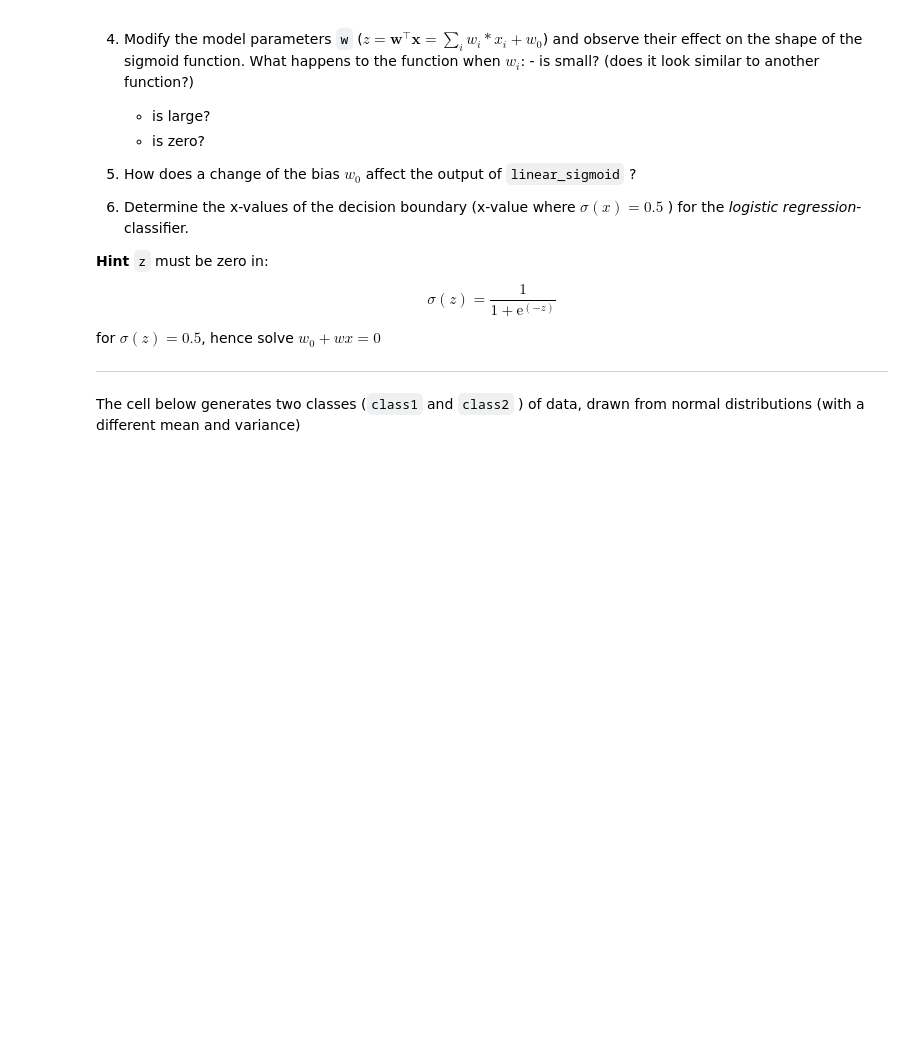
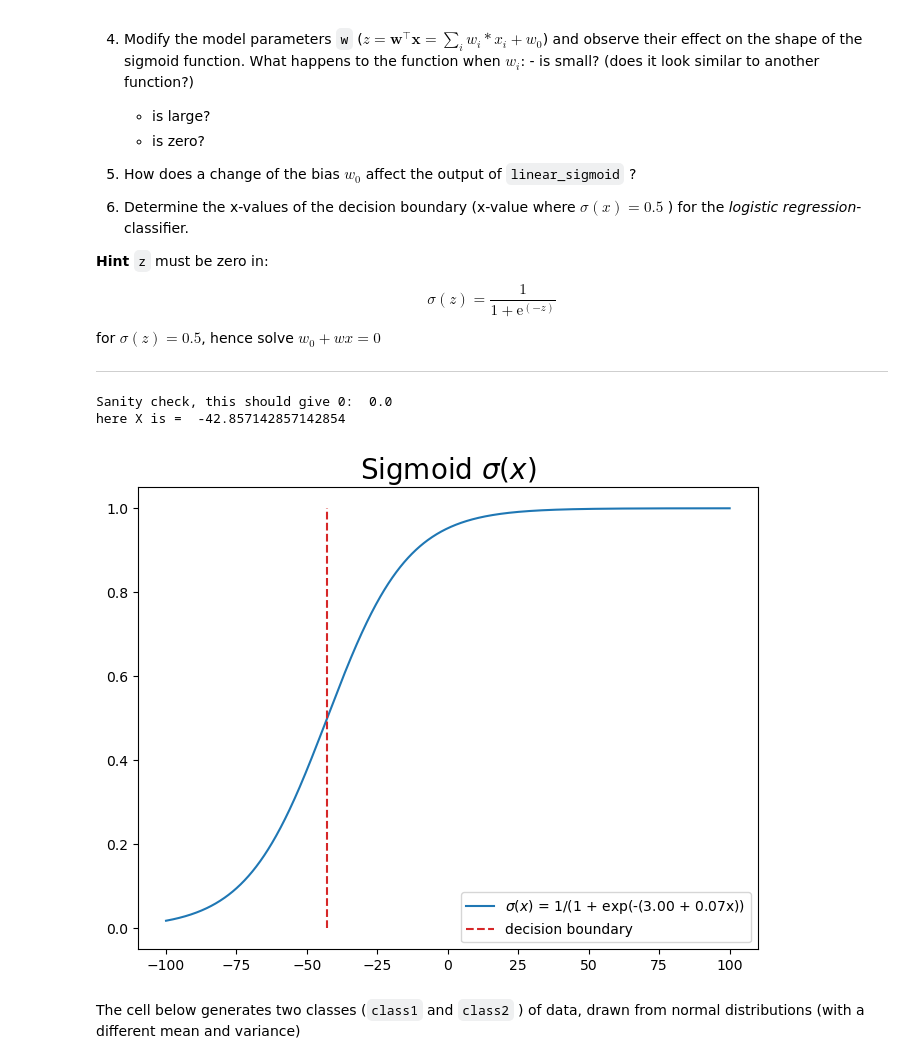
Before and after one commit to Casper2411/MachineLearningExercises, a Jupyter notebook: W10/01-logistic_regression.ipynb, the cells around one changed output. Drawn from its saved outputs; the diff is of its cells as text; code cells hidden in the pictures; blank space fills up the shorter version.

```diff
--- a/W10/01-logistic_regression.ipynb
+++ b/W10/01-logistic_regression.ipynb
@@ -99,29 +99,48 @@ for $\sigma(z)=0.5$, hence solve $w_0 + w x = 0$
 
 ---
 # %%
+# NOTE for Casper!
+# This takes the linear space (xs), and calculates the linear score for each value
+# aka z_i and then calculates the sigmoid value for each of them sigma(z_i)
 def linear_sigmoid(x,b,w) :  # sigmoid function
     """
     :param x: 1D array of the (single) input-feature values.
     :param b: The bias parameter of the model.
     :param W: The weight parameter of the model.
 
     :return (float): output values of the sigmoid function.
     """
-    ...
+    z = w*x+b
+    return 1/(1+np.exp(-z))
+
 
 xs = np.linspace(-100,100,1000) ### linspace of "input features"
-params = [3.0,0.15] ### parameters of the model
+params = [3.0,0.07] ### parameters of the model
+
+
 
 # Calc decision boundary here
-Decision_boundary = ... # write your solution here
+# NOTE calculated by w_0 + w*x = 0
+# isolating x:
+# w*x = -w_0
+# x= -w_0/w
+x= - params[0] / params[1]
+
+print ("Sanity check, this should give 0: ", params[0] + params[1]*x)
+print("here X is = ", x)
+Decision_boundary = x
 
 ### plotting ####
 plt.figure(figsize=(8,6))
 plt.plot(xs, linear_sigmoid(xs,params[0],params[1]),label = r"$\sigma(x)$ = 1/(1 + exp(-(%.2f + %.2fx))"%(params[0],params[1]))
 plt.plot([Decision_boundary,Decision_boundary],[0,1],'--C3',label = 'decision boundary')
 plt.title(r"Sigmoid $\sigma(x)$", fontsize=20)
 plt.legend()
 plt.show()
+# %% [output]
+Sanity check, this should give 0:  0.0
+here X is =  -42.857142857142854
+[figure, added]
 # %% [markdown]
 The cell below generates two classes (`class1`
  and `class2`
```
